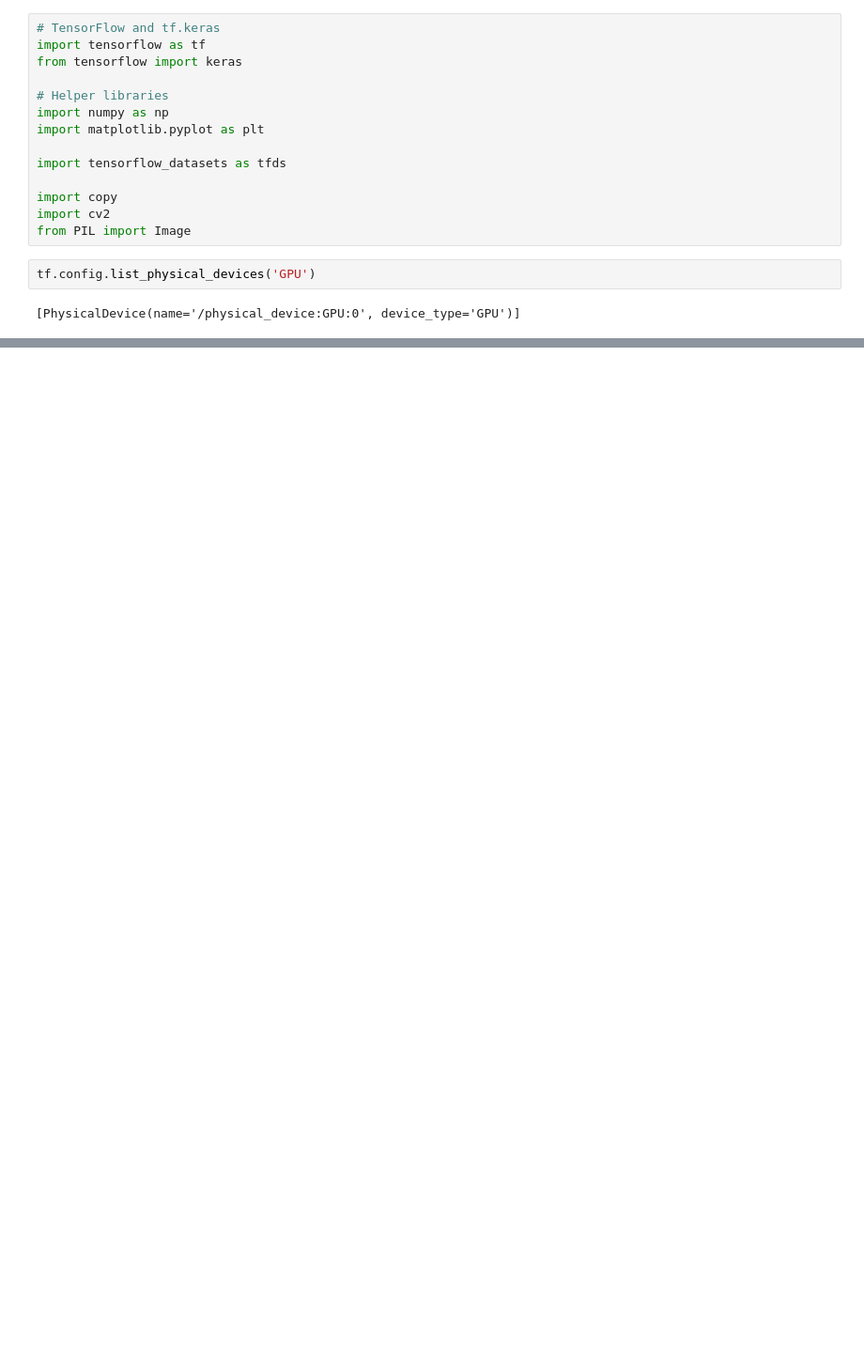
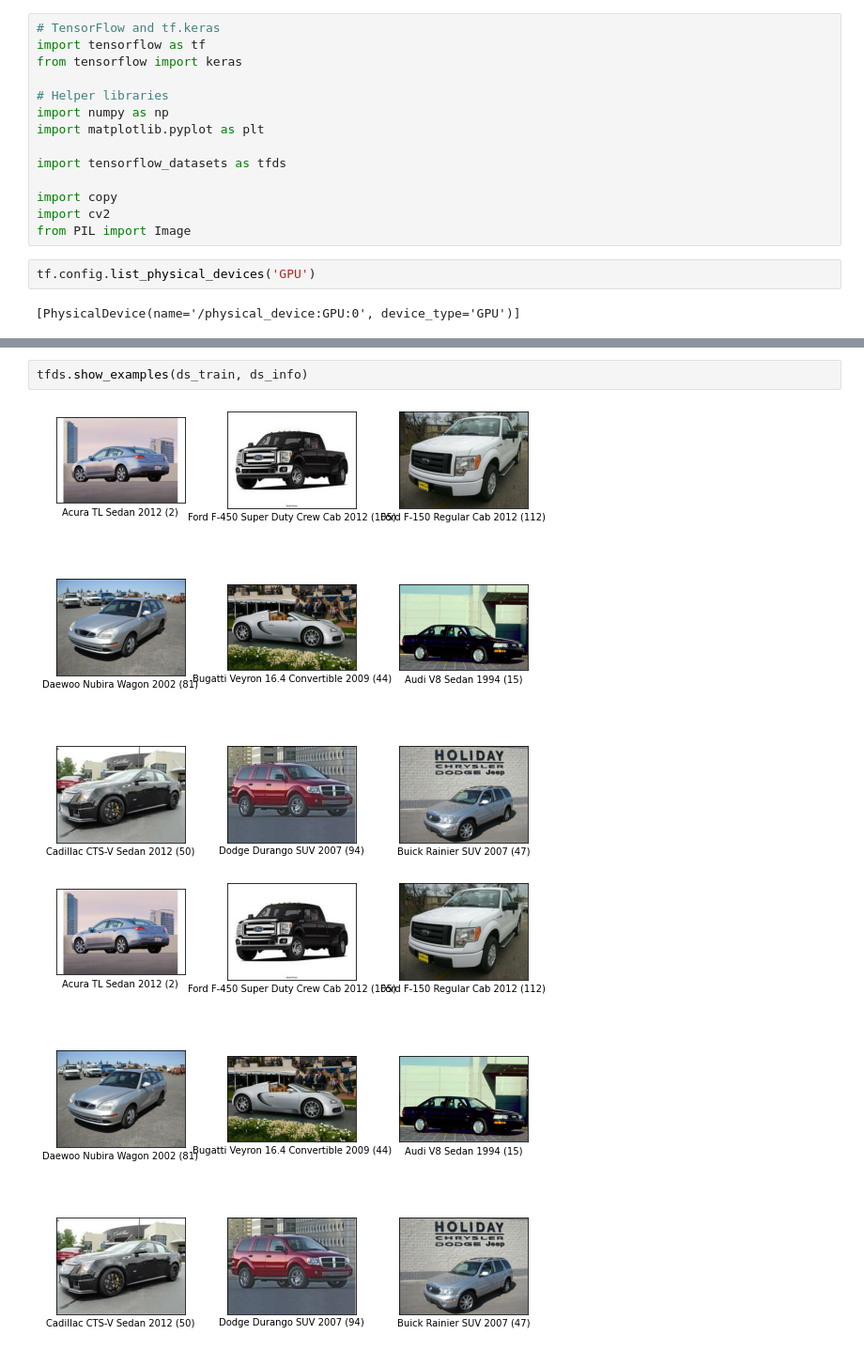
Before and after one commit to chemicalappendorf/a_project, a Jupyter notebook: CAM.ipynb, the cells around one changed output, grey strips where cells are left out. Shown at 94% size. Cells and saved outputs as stored; diff of their text form; blank space fills up the shorter version.

```diff
--- a/CAM.ipynb
+++ b/CAM.ipynb
@@ -30,0 +36,5 @@ Downloading and preparing dataset Unknown size (download: Unknown size, generate
+# %%
+tfds.show_examples(ds_train, ds_info)
+# %% [output]
+[figure, added]
+[figure, added]
```
Also changed, not shown: parts of 46 cells of this notebook.
